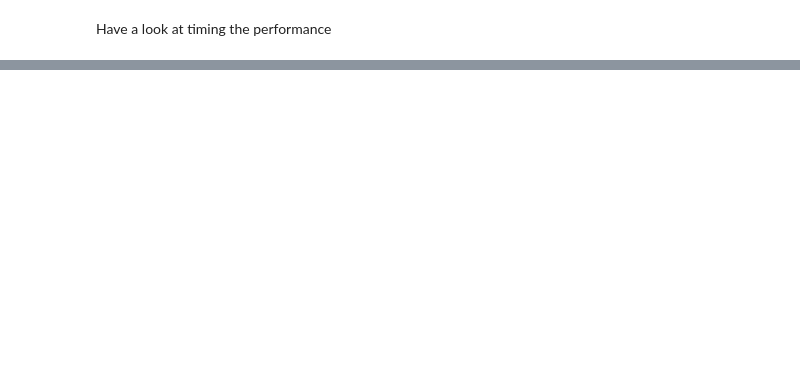
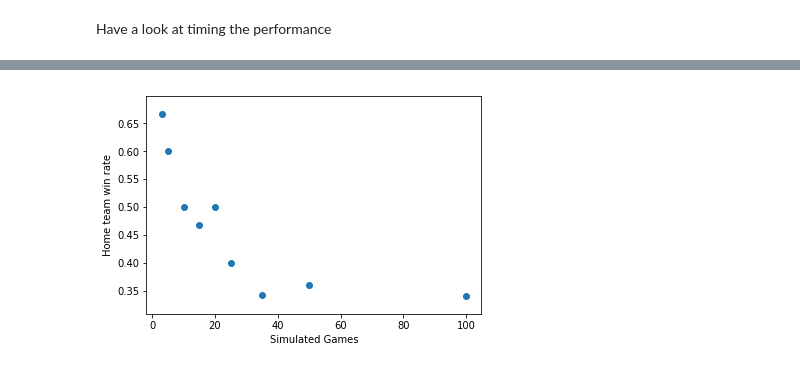
Before and after one commit to ewelchman/football_analytics, a Jupyter notebook: fiddling/Modeling_Games.ipynb, the cells around one changed output, grey strips where cells are left out. Drawn from its saved outputs; the diff is of its cells as text; code cells hidden in the pictures; blank space fills up the shorter version.

```diff
--- a/fiddling/Modeling_Games.ipynb
+++ b/fiddling/Modeling_Games.ipynb
@@ -766,0 +742,18 @@ KeyboardInterrupt:
+# %%
+def sim_many_games(home, away, iterations=25, **kwargs):
+    games = []
+    for i in range(iterations):
+        g = simulate_game(home, away, **kwargs)
+        games.append(g)
+        print(g.result)
+
+    # Make dataFrame from results, so that we can do things with them
+    stats = {}
+    sim_results = pd.DataFrame([g.result for g in games])
+    win_pcts = sim_results.groupby(['winner'])['home'].agg('count')/float(iterations)
+    stats['home_winpct'] = round(win_pcts[home],3)
+    stats['away_winpct'] = round(win_pcts[away],3)
+    stats['home_score_avg'] = round(sim_results.home_score.mean(),1)
+    stats['away_score_avg'] = round(sim_results.away_score.mean(),1)
+
+    return stats
@@ -766,0 +783,5 @@ KeyboardInterrupt:
+# %%
+t0 = time()
+stats = sim_many_games('NYJ','NYG',iterations=25, quiet=True)
+print("Finished in ",time()-t0,"seconds")
+print(stats)
@@ -766,0 +806,12 @@ KeyboardInterrupt:
+# %%
+# look at convergence of win percentage wrt iterations.
+numlist = (5,10,15,20,25,35,50,100)
+simresults = []
+for i in numlist:
+    t0 = time()
+    stats = sim_many_games('PHI','CLE',iterations=i,quiet=True)
+    time_taken = time()-t0
+    print("Finished",i,"iterations in",time_taken,"seconds")
+    stats['iterations'] = i
+    stats['time'] = time_taken
+    simresults.append(stats)
@@ -766,0 +836,10 @@ KeyboardInterrupt:
+# %%
+x = [ x['iterations'] for x in simresults ]
+y = [ x['home_winpct'] for x in simresults ]
+plt.scatter(x,y)
+plt.xlabel("Simulated Games")
+plt.ylabel("Home team win rate")
+
+plt.show()
+# %% [output]
+[figure, added]
```
Also changed, not shown: parts of 52 cells of this notebook, 2 other files.
